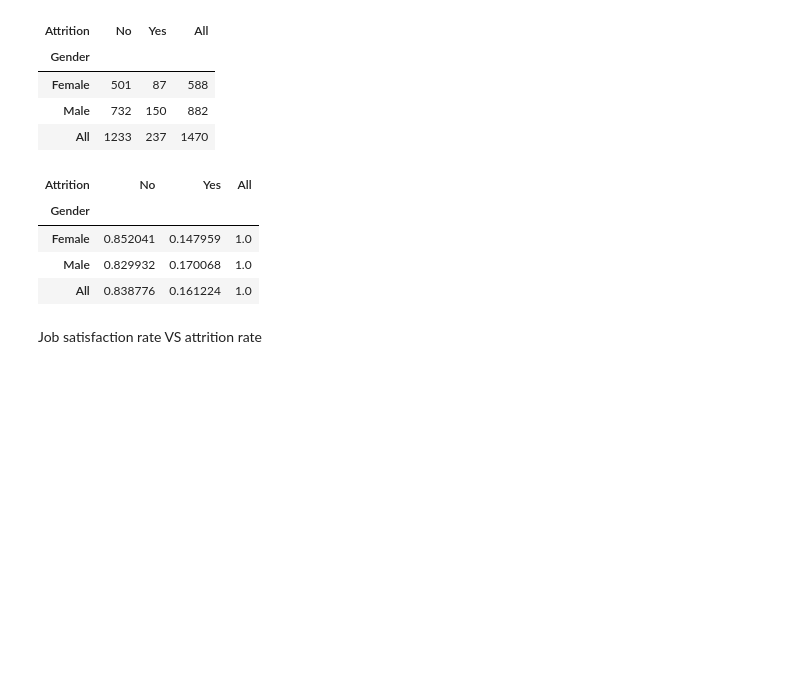
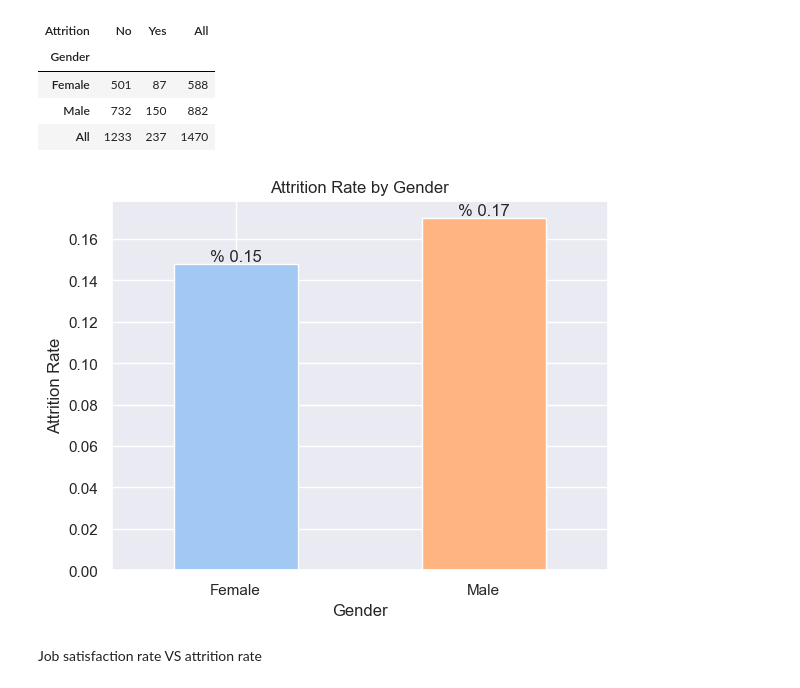
Before and after one commit to KursaDSc/IBM-HR-Analytics-Employee-Attrition, a Jupyter notebook: Updated_main.ipynb, the cells around one changed output. Drawn from its saved outputs; the diff is of its cells as text; code cells hidden in the pictures; blank space fills up the shorter version.

```diff
--- a/Updated_main.ipynb
+++ b/Updated_main.ipynb
@@ -542,14 +575,16 @@ GenderCrossTab
 | Female | 501 | 87 | 588 |
 | Male | 732 | 150 | 882 |
 | All | 1233 | 237 | 1470 |
-# %%
-GenderCrossTab.div(GenderCrossTab['All'], axis=0)
-# %% [output]
-| Attrition | No | Yes | All |
-| Gender |  |  |  |
-| Female | 0.852041 | 0.147959 | 1.0 |
-| Male | 0.829932 | 0.170068 | 1.0 |
-| All | 0.838776 | 0.161224 | 1.0 |
+# %%
+c = GenderCrossTab.div(GenderCrossTab['All'], axis=0).iloc[:-1, :-1]
+cc=c['Yes'].plot(kind='bar', ylabel= 'Attrition Rate', xlabel = 'Gender', title = 'Attrition Rate by Gender', color= palette)
+cc.set_xticklabels(cc.get_xticklabels(), rotation=0)
+
+# Show bar values over them as percentage
+for p in cc.patches:
+    cc.annotate(f'% {p.get_height():.2f}', (p.get_x() + p.get_width() / 2., p.get_height()), ha='center', va='bottom');
+# %% [output]
+[figure, added]
 # %% [markdown]
 Job satisfaction rate VS attrition rate
 # %%
```
Also changed, not shown: parts of 6 cells of this notebook.
